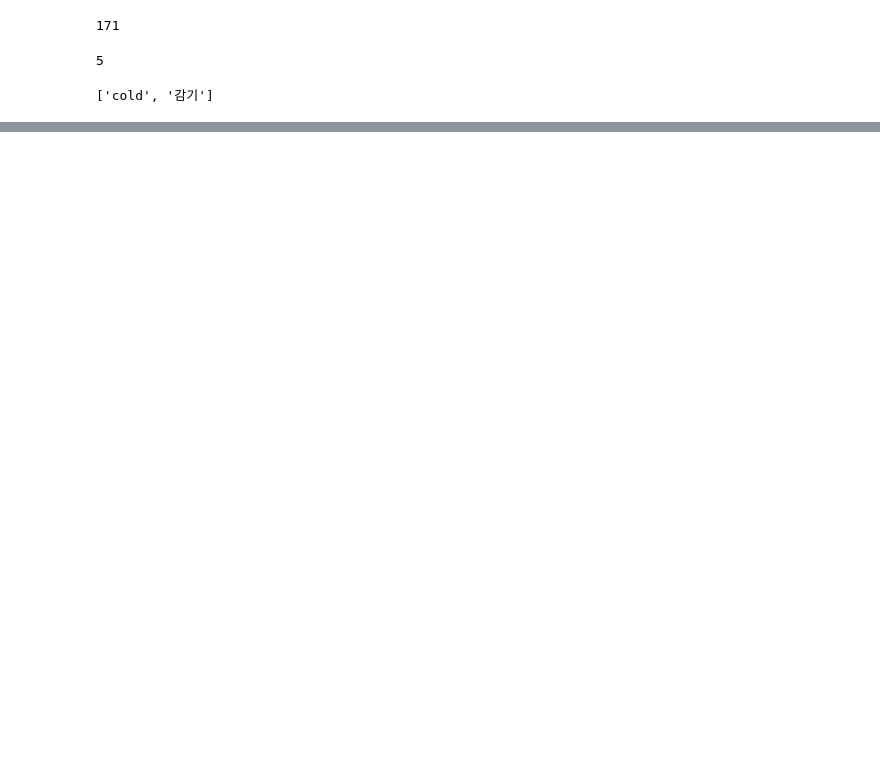
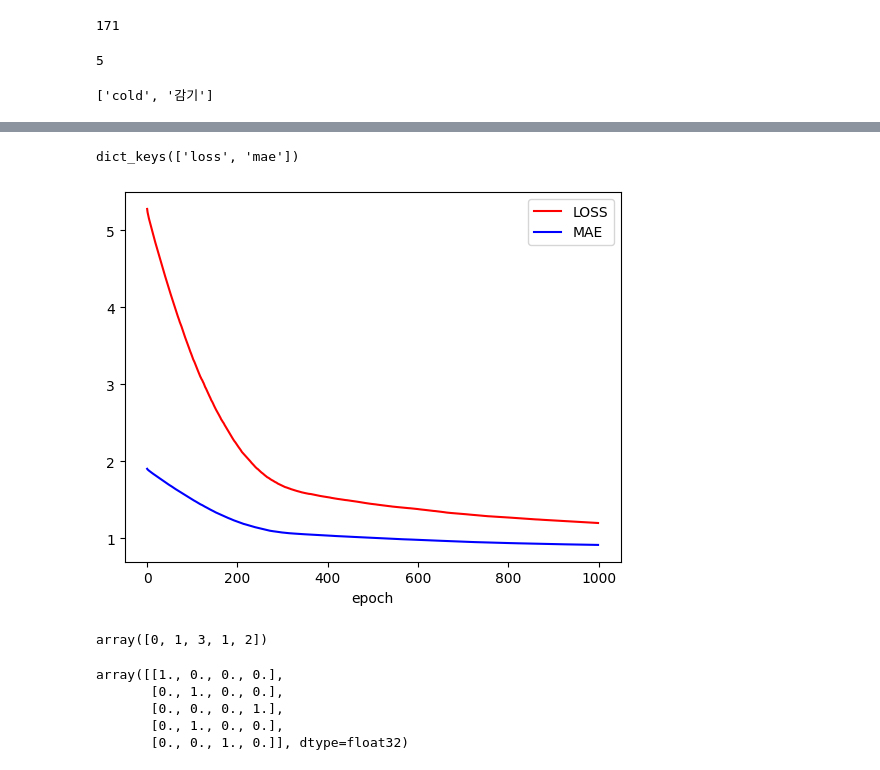
Before and after one commit to jack8704/ai, a Jupyter notebook: source/06_자연어처리/Untitled.ipynb, the cells around one changed output, grey strips where cells are left out. Saved outputs shown, nothing was run; the diff lists cells and outputs as text; code cells hidden in the pictures; blank space fills up the shorter version.

```diff
--- a/source/06_자연어처리/Untitled.ipynb
+++ b/source/06_자연어처리/Untitled.ipynb
@@ -53,0 +94,6 @@ print('인코더 입력(원핫인코딩전):', [char_to_num.get(ch) for ch in da
+# %%
+# 2. 데이터 전처리 : 컴퓨터에게 학습시키기 위해, Normalize함(변수들의 편차를 비슷하게)
+scaled_data_C = data_C/100.0
+scaled_data_F = data_F/100.0
+print('독립변수는 ', scaled_data_C)
+print('종속변수는 ', scaled_data_F)
@@ -53,0 +121,6 @@ print('인코더 입력(원핫인코딩전):', [char_to_num.get(ch) for ch in da
+# %%
+import numpy as np
+np.random.seed(707)
+noise= np.random.normal(size=100)
+noised_scaled_data_F= noise + scaled_data_F
+noised_scaled_data_F
@@ -53,0 +148,5 @@ print('인코더 입력(원핫인코딩전):', [char_to_num.get(ch) for ch in da
+# %%
+model2=Sequential()
+model2.add(Dense(units=1, input_shape=(1,)))
+model2.compile(loss='mse', optimizer='rmsprop', metrics=['mae'])
+print(model2.summary())
@@ -53,0 +166,3 @@ print('인코더 입력(원핫인코딩전):', [char_to_num.get(ch) for ch in da
+# %%
+hist2= model2.fit(scaled_data_C, noised_scaled_data_F, epochs=1000,
+                  verbose=1)
@@ -53,0 +187,12 @@ print('인코더 입력(원핫인코딩전):', [char_to_num.get(ch) for ch in da
+# %%
+hist2.history.keys()
+# %% [output]
+dict_keys(['loss', 'mae'])
+# %%
+plt.plot(hist2.history['loss'], 'r', label='LOSS')
+plt.plot(hist2.history['mae'], 'b', label='MAE')
+plt.legend()
+plt.xlabel('epoch')
+plt.show()
+# %% [output]
+[figure, added]
@@ -53,0 +212,18 @@ print('인코더 입력(원핫인코딩전):', [char_to_num.get(ch) for ch in da
+# %%
+data= np.array(['aa','bb','ff','bb','df'])
+from sklearn.preprocessing import LabelEncoder
+le=LabelEncoder()
+le.fit(data)
+labeling_data = le.transform(data)
+labeling_data
+# %% [output]
+array([0, 1, 3, 1, 2])
+# %%
+onehot_encoding_data=to_categorical(labeling_data)
+onehot_encoding_data
+# %% [output]
+array([[1., 0., 0., 0.],
+       [0., 1., 0., 0.],
+       [0., 0., 0., 1.],
+       [0., 1., 0., 0.],
+       [0., 0., 1., 0.]], dtype=float32)
```
Also changed, not shown: parts of 12 cells of this notebook, 14 other files.
